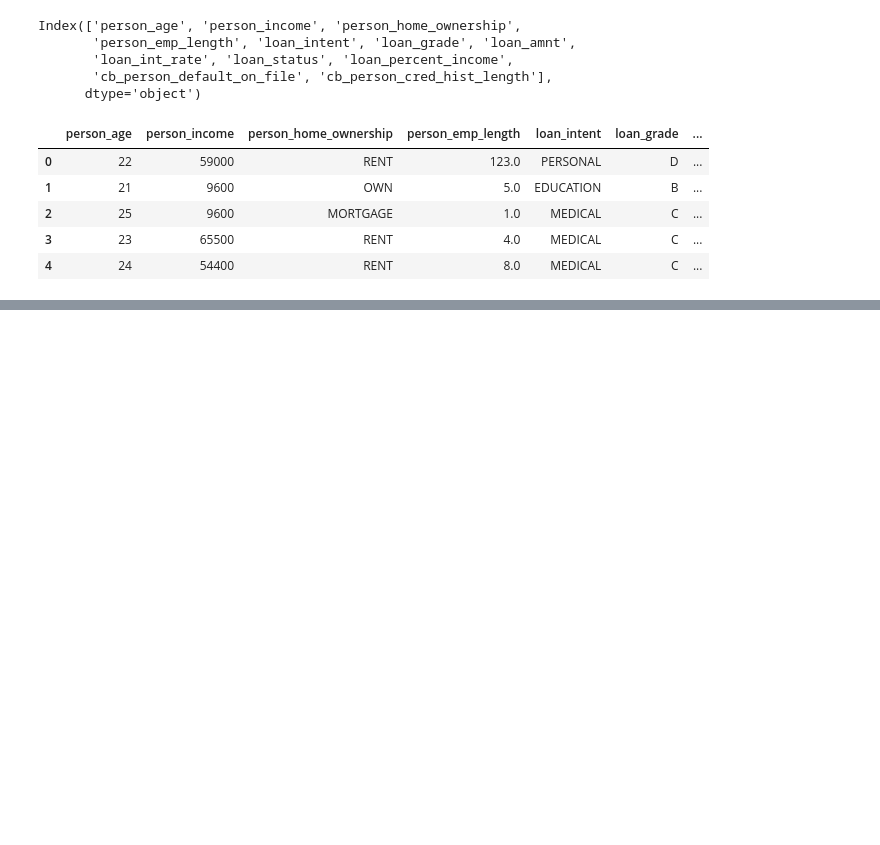
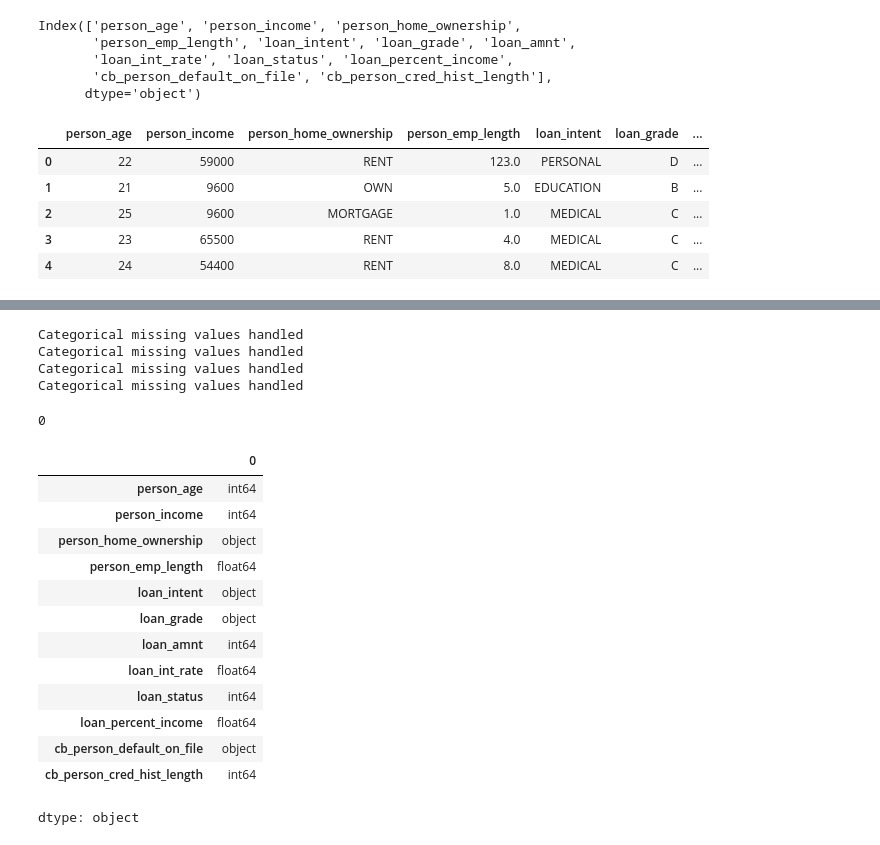
Before and after one commit to namantiwari9966-debug/my_first_project, a Jupyter notebook: Credit_risk_detection.ipynb, the cells around one changed output, grey strips where cells are left out. Saved outputs shown, nothing was run; the diff lists cells and outputs as text; code cells hidden in the pictures; blank space fills up the shorter version.

```diff
--- a/Credit_risk_detection.ipynb
+++ b/Credit_risk_detection.ipynb
@@ -116,3 +116,11 @@ df.head()
 | 2 | 25 | 9600 | MORTGAGE | 1.0 | MEDICAL | C | ... |
 | 3 | 23 | 65500 | RENT | 4.0 | MEDICAL | C | ... |
 | 4 | 24 | 54400 | RENT | 8.0 | MEDICAL | C | ... |
+# %%
+import pandas as pd
+import numpy as np
+from google.colab import files
+uploaded = files.upload("credit_risk_dataset001")
+df = pd.read_csv("credit_risk_dataset001/credit_risk_dataset001.csv")
+print("Dataset Loaded succesfully")
+print("Shape,",df.shape)
@@ -118,0 +132,3 @@ df.head()
+# %%
+df_clean = df.copy()
+print("Copy created succefully")
@@ -118,0 +137,6 @@ df.head()
+# %%
+print("Number of duplicate rows",df_clean.duplicated().sum())
+
+df_clean = df_clean.drop_duplicates()
+print("Duplicates removed")
+print("New shape",df_clean.shape)
@@ -118,0 +166,31 @@ df.head()
+# %%
+categorical_columns = df_clean.select_dtypes(include = "object").columns
+for columns in categorical_columns:
+  df_clean[columns].fillna(df_clean[columns].mode()[0])
+  print("Categorical missing values handled")
+# %% [output]
+Categorical missing values handled
+Categorical missing values handled
+Categorical missing values handled
+Categorical missing values handled
+# %%
+print(df_clean.isnull().sum().sum())
+# %% [output]
+0
+# %%
+df_clean.dtypes
+# %% [output]
+|  | 0 |
+| person_age | int64 |
+| person_income | int64 |
+| person_home_ownership | object |
+| person_emp_length | float64 |
+| loan_intent | object |
+| loan_grade | object |
+| loan_amnt | int64 |
+| loan_int_rate | float64 |
+| loan_status | int64 |
+| loan_percent_income | float64 |
+| cb_person_default_on_file | object |
+| cb_person_cred_hist_length | int64 |
+dtype: object
```
Also changed, not shown: parts of 7 cells of this notebook.
